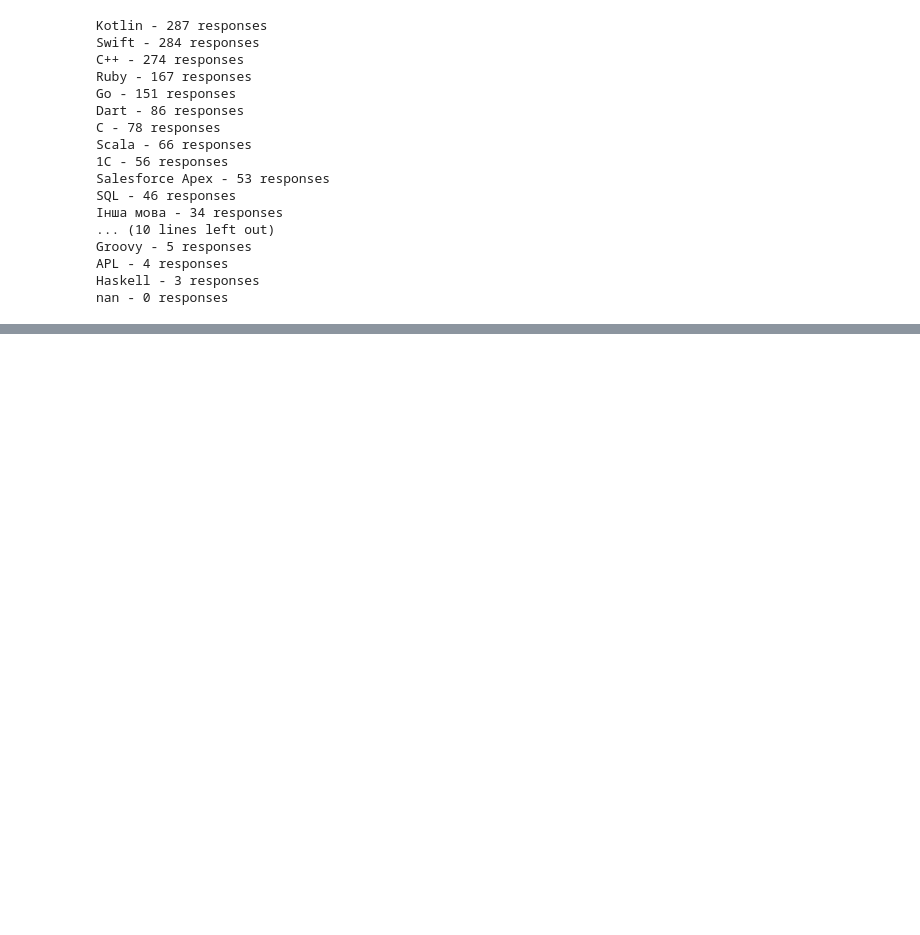
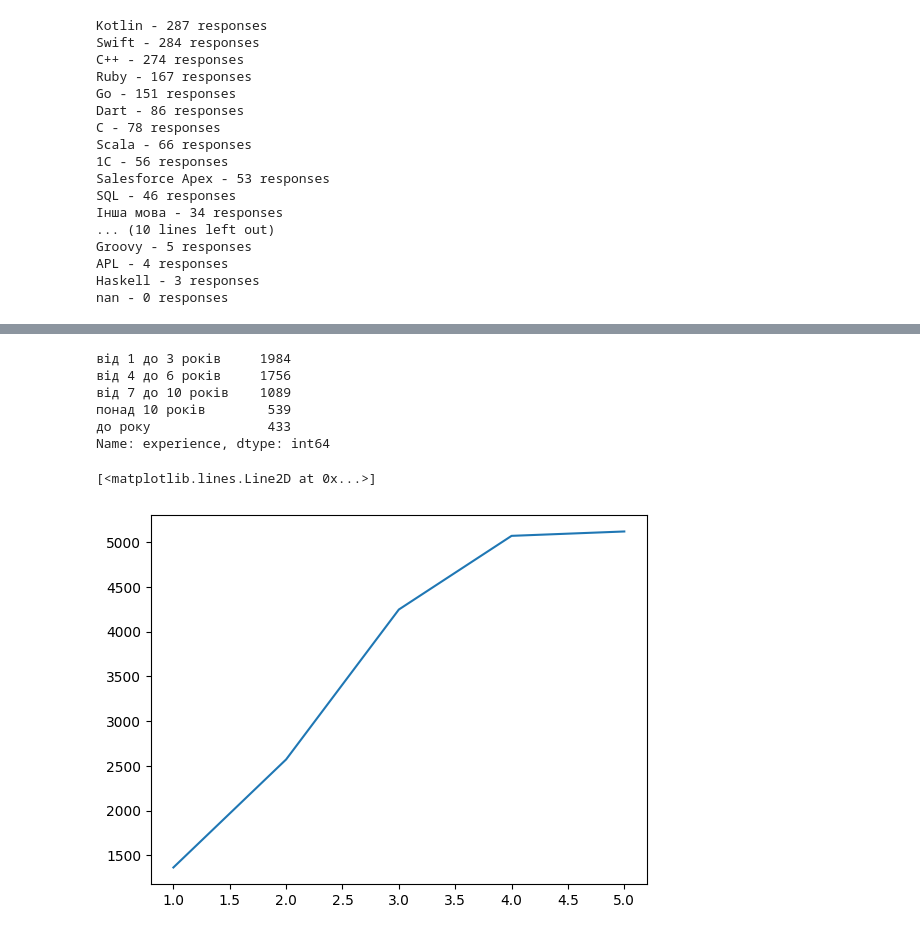
Before and after one commit to rizerphe-student/dev_datasets_analysis_project, a Jupyter notebook: notebook.ipynb, the cells around one changed output, grey strips where cells are left out. Cells and saved outputs as stored; diff of their text form; code cells hidden in the pictures; blank space fills up the shorter version.

Commit message:
Added dataset for june 2022 in Ukraine

```diff
--- a/notebook.ipynb
+++ b/notebook.ipynb
@@ -173,0 +174,6 @@ nan - 0 responses
+# %%
+# Load data about june 2022
+
+june_2022 = pd.read_csv('./csv/salaries/2022_june_dev.csv', delimiter=',')
+june_2022['salary'] = june_2022['salary'].astype(int)
+june_2022 = june_2022.dropna(subset=['salary'])
@@ -173,0 +186,4 @@ nan - 0 responses
+# %%
+# Salary depending on region
+
+june_2022.set_index('city').groupby('city')['salary'].mean().sort_values(ascending=False)
@@ -173,0 +201,18 @@ nan - 0 responses
+# %%
+june_2022['experience'].value_counts()
+# %% [output]
+від 1 до 3 років     1984
+від 4 до 6 років     1756
+від 7 до 10 років    1089
+понад 10 років        539
+до року               433
+Name: experience, dtype: int64
+# %%
+data_2022 = june_2022.groupby('experience')['salary'].mean().sort_values()
+
+index_2022 = list(range(1, 6))
+sub = plt.subplot()
+sub.plot(index_2022, data_2022)
+# %% [output]
+[<matplotlib.lines.Line2D at 0x...>]
+[figure, added]
```
Also changed, not shown: parts of 8 cells of this notebook.
